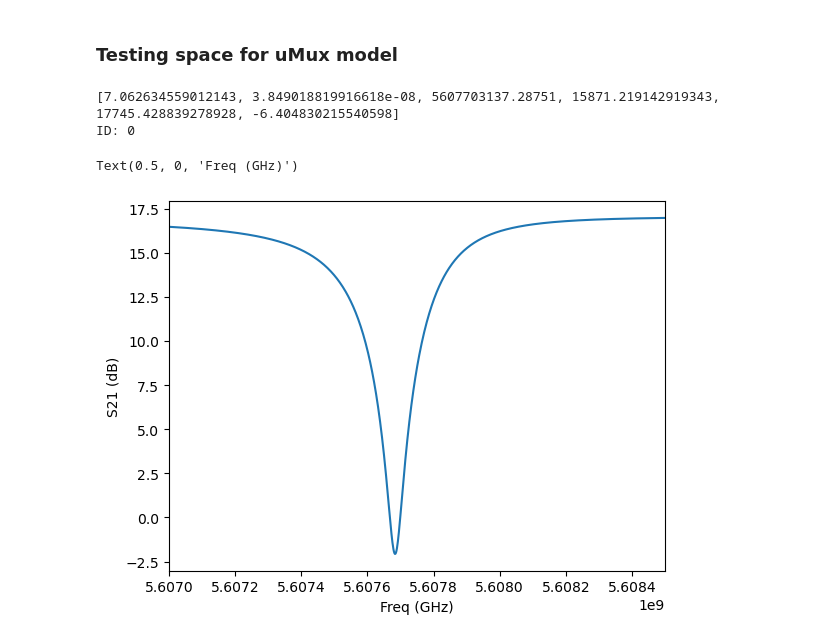
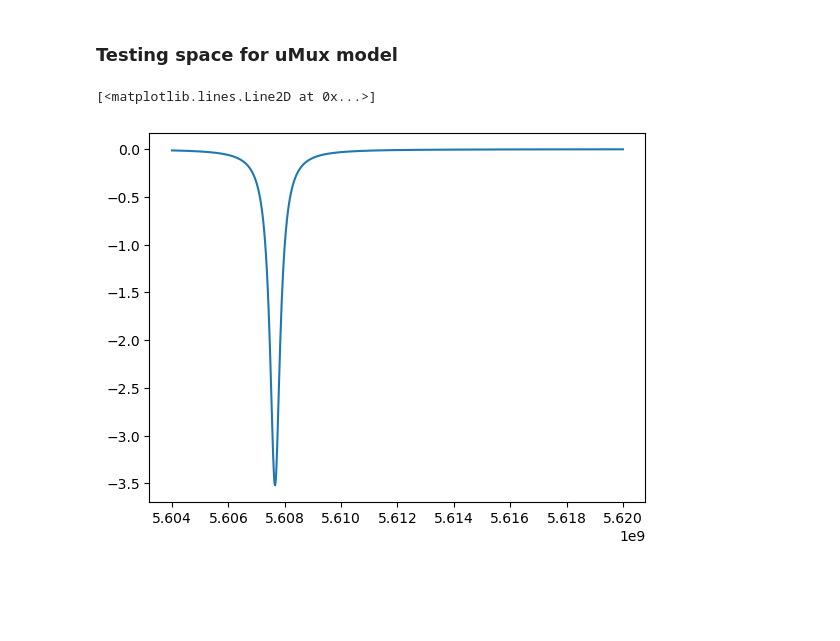
Before and after one commit to QTSF-Mines/Microwave-Multiplexing, a Jupyter notebook: uMux_modeling/model_testing.ipynb, the cells around one changed output. Cells and saved outputs as stored; diff of their text form; code cells hidden in the pictures; blank space fills up the shorter version.

```diff
--- a/uMux_modeling/model_testing.ipynb
+++ b/uMux_modeling/model_testing.ipynb
@@ -7,25 +7,26 @@ from scipy import signal
 from uMux_modeling.include.model import *
 # %%
 a, tau, fr, Qr, Qc, phi0 = 7.062634559012143, 3.849018819916618e-08, 5607703137.28751, 15871.219142919343, 17745.428839278928, -6.404830215540598
-r1_params = [a, tau, fr, Qr, Qc, phi0]
-r2_params = [a, tau, fr+1e6, Qr, Qc, phi0]
-
-r1 = Resonator(r1_params)
-
-print(r1.getParams())
-print("ID:", r1.getID())
-
-f_min = 5.607e9
-f_max = 5.6085e9+1e6
-
-f_wide = np.linspace(f_min, f_max, 1000)
-
-plt.plot(f_wide, 20*np.log10(r1.t21_model(f_wide)+r2.t21_model(f_wide)))
-plt.xlim((f_min, f_max))
-plt.ylabel("S21 (dB)")
-plt.xlabel("Freq (GHz)")
+res_params = [a, tau, fr, Qr, Qc, phi0]
-# %% [output]
-[7.062634559012143, 3.849018819916618e-08, 5607703137.28751, 15871.219142919343, 17745.428839278928, -6.404830215540598]
-ID: 0
-Text(0.5, 0, 'Freq (GHz)')
-[figure, removed]
+# %%
+VNA = VNA_Simulator(z0 = 50)
+
+term = Terminator(VNA.z0)
+cap = Capacitor(0.5e-12)
+ind = Inductor(2e-9)
+res = Resonator(res_params)
+
+channel = Channel()
+channel.add(cap)
+channel.add(res)
+channel.add(ind)
+
+VNA.add(channel,'shunt')
+# %%
+freqs = np.linspace(5.604e9,5.62e9, 1000)
+S = VNA.get_s_matrix(freqs)
+
+plt.plot(freqs, 20*np.log10(S[1,0]))
+# %% [output]
+[<matplotlib.lines.Line2D at 0x...>]
+[figure, added]
```
Also changed, not shown: parts of 1 cell of this notebook, 3 other files.
